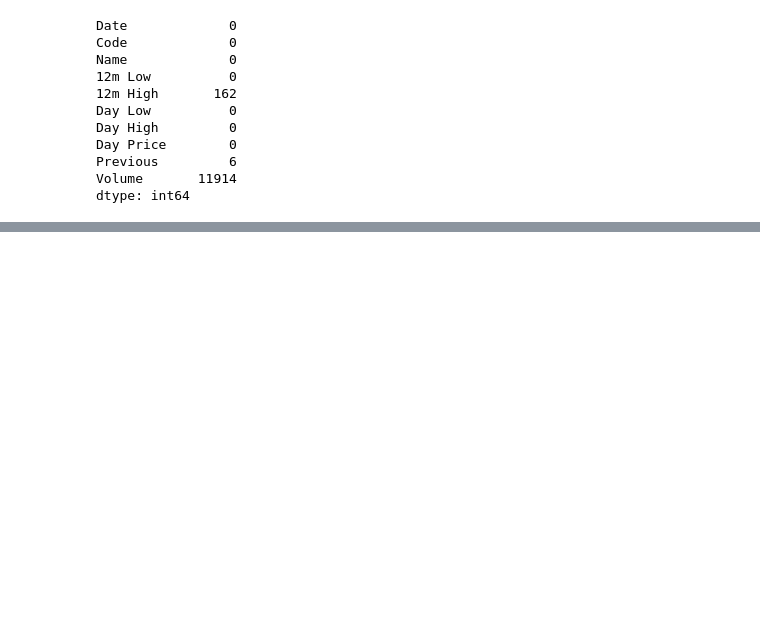
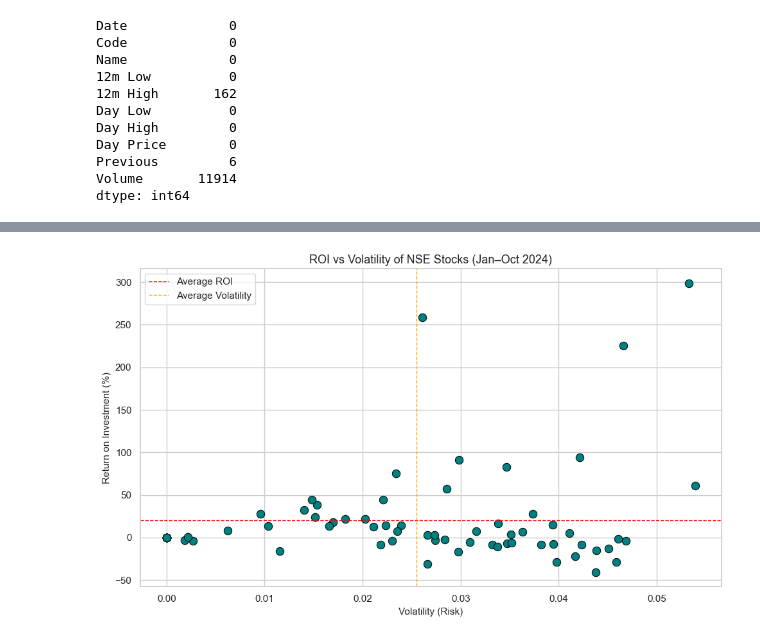
Before and after one commit to DonnahM/Mutual-Fund-Plan-NSE, a Jupyter notebook: portfolio_construction.ipynb, the cells around one changed output, grey strips where cells are left out. Saved outputs shown, nothing was run; the diff lists cells and outputs as text; code cells hidden in the pictures; blank space fills up the shorter version.

```diff
--- a/portfolio_construction.ipynb
+++ b/portfolio_construction.ipynb
@@ -148,0 +186,26 @@ The goal is to select stocks with high ROI and low volatility, balancing growth
+# %%
+# Calculate daily returns per stock
+df['Daily_Return'] = df.groupby('Code')['Day Price'].pct_change()
+
+# Calculate ROI for each stock (first to last day)
+roi_df = df.groupby('Code').agg(
+    Start_Price=('Day Price', 'first'),
+    End_Price=('Day Price', 'last')
+).reset_index()
+
+roi_df['ROI_%'] = ((roi_df['End_Price'] - roi_df['Start_Price']) / roi_df['Start_Price']) * 100
+
+# Calculate volatility (standard deviation of daily returns)
+volatility_df = df.groupby('Code')['Daily_Return'].std().reset_index(name='Volatility')
+
+# Merge ROI and Volatility data
+metrics_df = pd.merge(roi_df, volatility_df, on='Code')
+
+# Add stock names for clarity
+stock_names = df[['Code', 'Name']].drop_duplicates()
+metrics_df = pd.merge(metrics_df, stock_names, on='Code')
+
+# Reorder columns for readability
+metrics_df = metrics_df[['Code', 'Name', 'Start_Price', 'End_Price', 'ROI_%', 'Volatility']]
+
+metrics_df.head(10)
@@ -148,0 +230,19 @@ The goal is to select stocks with high ROI and low volatility, balancing growth
+# %%
+# ROI vs Volatility scatter plot
+fig, ax = plt.subplots(figsize=(10, 6))
+sns.scatterplot(data=metrics_df, x='Volatility', y='ROI_%', ax=ax, s=80, color='teal', edgecolor='black')
+
+# Highlight mean lines
+ax.axhline(metrics_df['ROI_%'].mean(), color='red', linestyle='--', linewidth=1, label='Average ROI')
+ax.axvline(metrics_df['Volatility'].mean(), color='orange', linestyle='--', linewidth=1, label='Average Volatility')
+
+# Titles and labels
+ax.set_title('ROI vs Volatility of NSE Stocks (Jan–Oct 2024)')
+ax.set_xlabel('Volatility (Risk)')
+ax.set_ylabel('Return on Investment (%)')
+ax.legend()
+
+plt.tight_layout()
+plt.show()
+# %% [output]
+[figure, added]
```
Also changed, not shown: parts of 12 cells of this notebook.
